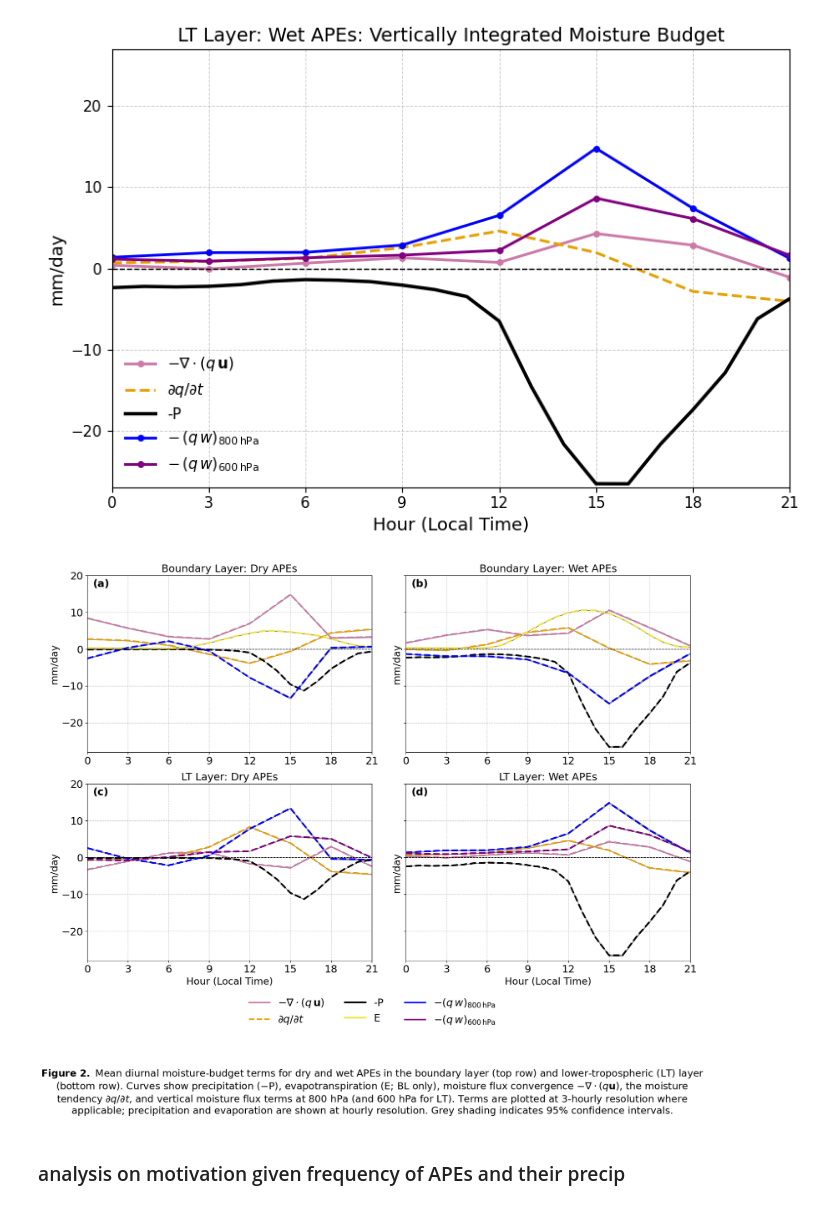
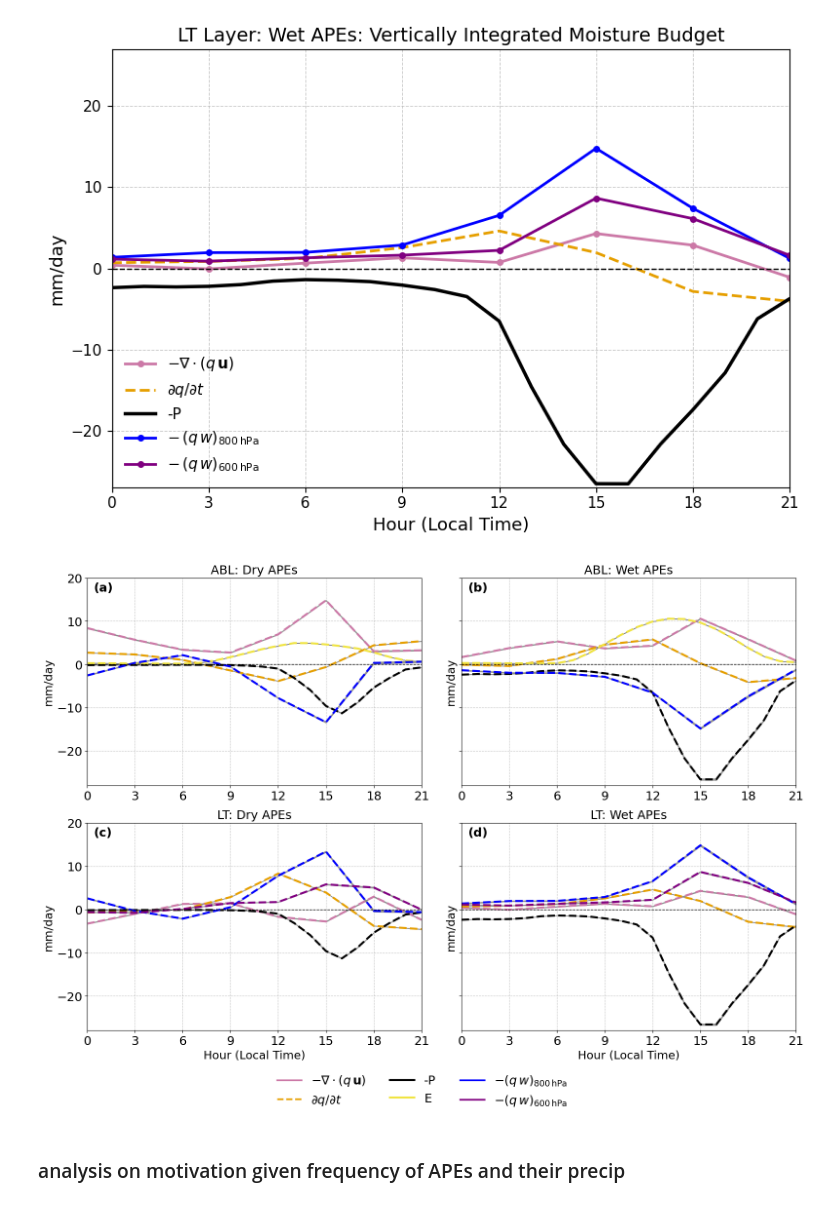
Before and after one commit to arosenaos/jupyter_notebooks, a Jupyter notebook: era5_boundary_layer_and_lower_troposphere_separated_moisture_budget.ipynb, the cells around one changed output. Saved outputs shown, nothing was run; the diff lists cells and outputs as text; code cells hidden in the pictures.

```diff
--- a/era5_boundary_layer_and_lower_troposphere_separated_moisture_budget.ipynb
+++ b/era5_boundary_layer_and_lower_troposphere_separated_moisture_budget.ipynb
@@ -1582,7 +1785,7 @@ plot_bl_diurnal_moisture_budget_ax(
     _800_ci = _800_dry_ci,
     time_tend_ci = bl_diurnal_time_tendency_dry_ci,
     n_events=dryapes.shape[0],  # <-- before title
-    title='Boundary Layer: Dry APEs',
+    title='ABL: Dry APEs',
     base_title_fs=TITLE_FS, base_label_fs=LABEL_FS, base_tick_fs=TICK_FS
 )
 
@@ -1602,7 +1805,7 @@ plot_bl_diurnal_moisture_budget_ax(
     _800_ci = _800_wet_ci,
     time_tend_ci = bl_diurnal_time_tendency_wet_ci,
     n_events=wetapes.shape[0],
-    title='Boundary Layer: Wet APEs',
+    title='ABL: Wet APEs',
     base_title_fs=TITLE_FS, base_label_fs=LABEL_FS, base_tick_fs=TICK_FS
 )
 
@@ -1622,7 +1825,7 @@ plot_lt_diurnal_moisture_budget_ax(
     _800_ci = _800_dry_ci, _600_ci = _600_dry_ci,
     time_tend_ci = lt_diurnal_time_tendency_dry_ci,
     n_events=dryapes.shape[0],
-    title='LT Layer: Dry APEs',
+    title='LT: Dry APEs',
     base_title_fs=TITLE_FS, base_label_fs=LABEL_FS, base_tick_fs=TICK_FS
 )
 
@@ -1642,7 +1845,7 @@ plot_lt_diurnal_moisture_budget_ax(
     _800_ci = _800_wet_ci, _600_ci = _600_wet_ci,
     time_tend_ci = lt_diurnal_time_tendency_wet_ci,
     n_events=wetapes.shape[0],
-    title='LT Layer: Wet APEs',
+    title='LT: Wet APEs',
     base_title_fs=TITLE_FS, base_label_fs=LABEL_FS, base_tick_fs=TICK_FS
 )
 # Ensure x tick labels appear on ALL panels
@@ -1675,43 +1878,45 @@ legend_elements = [
 fig.legend(
     handles=legend_elements,
     loc='lower center',
     ncol=3,
     frameon=False,
     fontsize=LEGEND_FS,
     bbox_to_anchor=(0.5, 0.16)
 )
 
 # Panel labels
 panel_labels = ['(a)', '(b)', '(c)', '(d)']
 for ax, lab in zip(axs.flat, panel_labels):
     ax.text(
         0.02, 0.98, lab,
         transform=ax.transAxes,
         ha='left', va='top',
         fontweight='bold',
         fontsize=TITLE_FS
     )
 
 # Caption
 caption = (r'$\bf{Figure\ 2.}$ '
            'Mean diurnal moisture-budget terms for dry and wet APEs in the boundary layer (top row) '
            'and lower-tropospheric (LT) layer (bottom row). Curves show precipitation (−P), evapotranspiration (E; BL only), '
            'moisture flux convergence $-\\nabla\\cdot(q\\mathbf{u})$, the moisture tendency $\\partial q/\\partial t$, and '
            'vertical moisture flux terms at 800 hPa (and 600 hPa for LT). Terms are plotted at 3-hourly resolution where applicable; '
-           'precipitation and evaporation are shown at hourly resolution. Grey shading indicates 95% confidence intervals.')
+           'precipitation and evaporation are shown at hourly resolution. Grey shading indicates 95% confidence intervals, '
+           'which are narrow relative to the composite and may be difficult to distinguish in some panels.')
+# fig.text(
+#     0.5, 0.03,
+#     caption,
+#     ha='center',
+#     va='bottom',
+#     fontsize=LABEL_FS,
+#     wrap=True
+# )
 
-fig.text(
-    0.5, 0.03,
-    caption,
-    ha='center',
-    va='bottom',
-    fontsize=LABEL_FS,
-    wrap=True
-)
+fig.savefig("/home/annierosen16/moisture_budget.png", dpi=300, bbox_inches="tight")
 
 plt.show()
 # %% [output]
-[figure, old version]
+[figure, new version]
 # %% [markdown]
 ### analysis on motivation given frequency of APEs and their precip
 # %%
```
Also changed, not shown: parts of 3 cells of this notebook, 9 other files.
